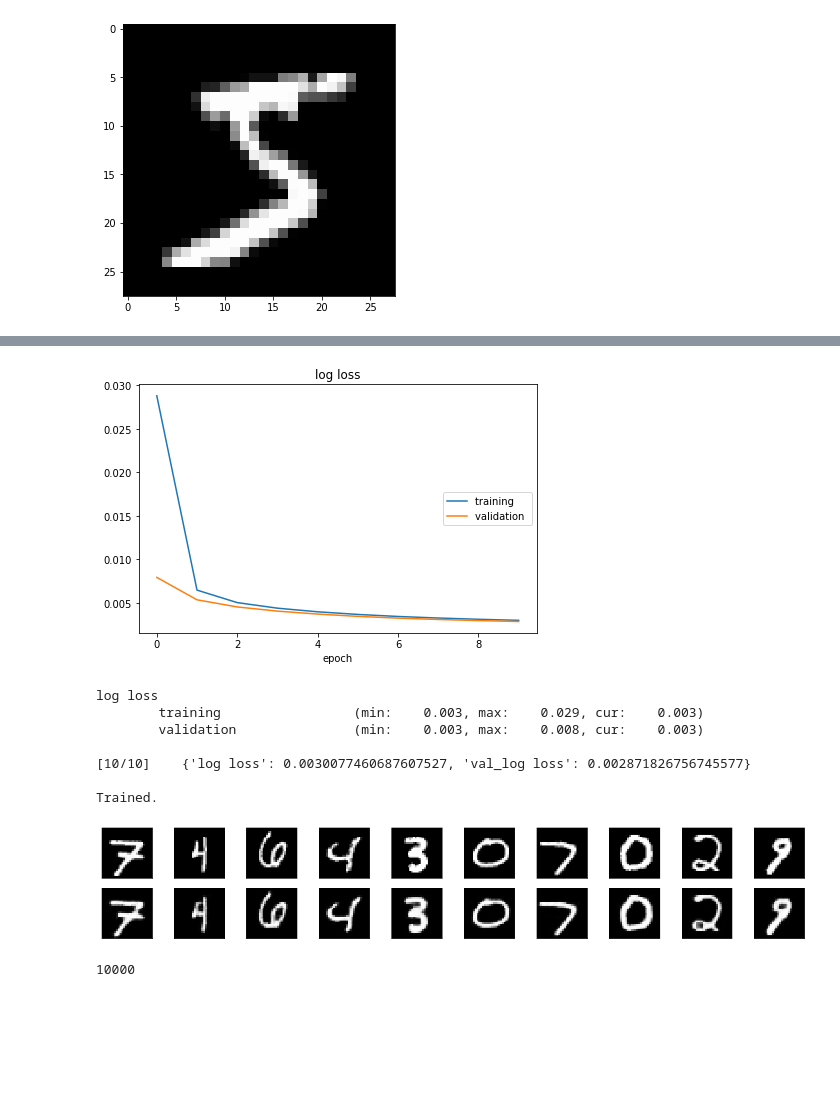
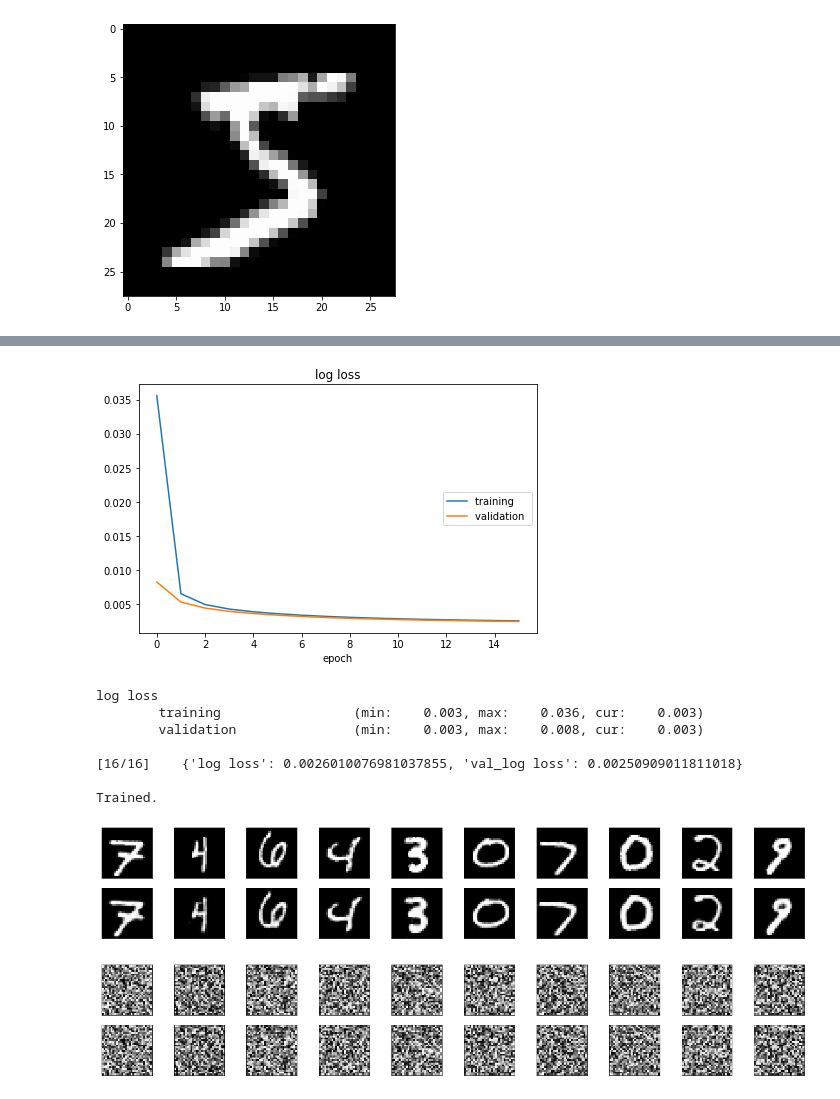
Before and after one commit to Torchun/otus, a Jupyter notebook: DL/2020/homework/11/ConvAutoEncoder_mnist.ipynb, the cells around one changed output, grey strips where cells are left out. Drawn from its saved outputs; the diff is of its cells as text; code cells hidden in the pictures; blank space fills up the shorter version.

```diff
--- a/DL/2020/homework/11/ConvAutoEncoder_mnist.ipynb
+++ b/DL/2020/homework/11/ConvAutoEncoder_mnist.ipynb
@@ -73,6 +73,13 @@ class ConvAutoencoder(torch.nn.Module):
         x = self.decoder2(x)
 
         return x
+
+    def decode(self, x):
+        ### x expected to be 7*7*16 ###
+        x = self.decoder1(x)
+        x = self.decoder2(x)
+
+        return x
 # %%
 model = ConvAutoencoder()
 print(model)
@@ -116,7 +123,7 @@ device = torch.device('cuda:0' if torch.cuda.is_available() else 'cpu')
 model = model.to(device)
 
 # number of epochs to train the model
-n_epochs = 10
+n_epochs = 16
 liveloss = PlotLosses()
 
 for epoch_id, epoch in enumerate(range(1, n_epochs+1)):
@@ -130,39 +137,39 @@ for epoch_id, epoch in enumerate(range(1, n_epochs+1)):
             # no need to flatten images
             images, _ = data
             images = images.to(device)
             # forward pass: compute predicted outputs by passing inputs to the model
             outputs = model(images)
             # calculate the loss
             loss = criterion(outputs, images)
             if phase == 'train':
                 # clear the gradients of all optimized variables
                 optimizer.zero_grad()
                 # backward pass: compute gradient of the loss with respect to model parameters
                 loss.backward()
                 # perform a single optimization step (parameter update)
                 optimizer.step()
 
             # update running training loss
             running_loss += loss.detach() * images.size(0)
 
         # print avg training statistics
         epoch_loss = running_loss / len(dataloaders[phase].dataset)
         if phase == 'test':
             prefix = 'val_' # that shit is hardcoded in PlotLosses - test called as "validation"
         if phase == 'train':
             prefix = ''     # that one too - "train" will be displayed only if label is empty
         logs[prefix + 'log loss'] = epoch_loss.item()
     liveloss.update(logs)
     liveloss.send()
     print(f"\n[{epoch_id+1}/{n_epochs}]    {logs}")
 print("\nTrained.")
 # %% [output]
-[figure, old version]
+[figure, new version]
 log loss
-        training                 (min:    0.003, max:    0.029, cur:    0.003)
+        training                 (min:    0.003, max:    0.036, cur:    0.003)
         validation               (min:    0.003, max:    0.008, cur:    0.003)
 
-[10/10]    {'log loss': 0.0030077460687607527, 'val_log loss': 0.002871826756745577}
+[16/16]    {'log loss': 0.0026010076981037855, 'val_log loss': 0.00250909011811018}
 
 Trained.
 # %%
@@ -195,7 +202,24 @@ for images, row in zip([images, output], axes):
         ax.get_yaxis().set_visible(False)
 # %% [output]
 [figure]
-# %%
-len(test_loader.dataset)
-# %% [output]
-10000
+# %%
+### random input
+random_input = np.empty((10, 1, 28, 28))
+for j in range(0, 10):
+    random_input[j][0] = (np.random.randint(0, 100, (28*28))/100.0).reshape(28, 28)
+
+output = model(torch.Tensor(random_input).to(device))
+output = output.cpu()
+output = output.detach().numpy()
+
+# plot the first ten input images and then reconstructed images
+fig, axes = plt.subplots(nrows=2, ncols=10, sharex=True, sharey=True, figsize=(25,4))
+
+# input images on top row, reconstructions on bottom
+for images, row in zip([random_input, output], axes):
+    for img, ax in zip(random_input, row):
+        ax.imshow(np.squeeze(img), cmap='gray', vmin=0, vmax=1)
+        ax.get_xaxis().set_visible(False)
+        ax.get_yaxis().set_visible(False)
+# %% [output]
+[figure, added]
```
Also changed, not shown: parts of 3 cells of this notebook.
